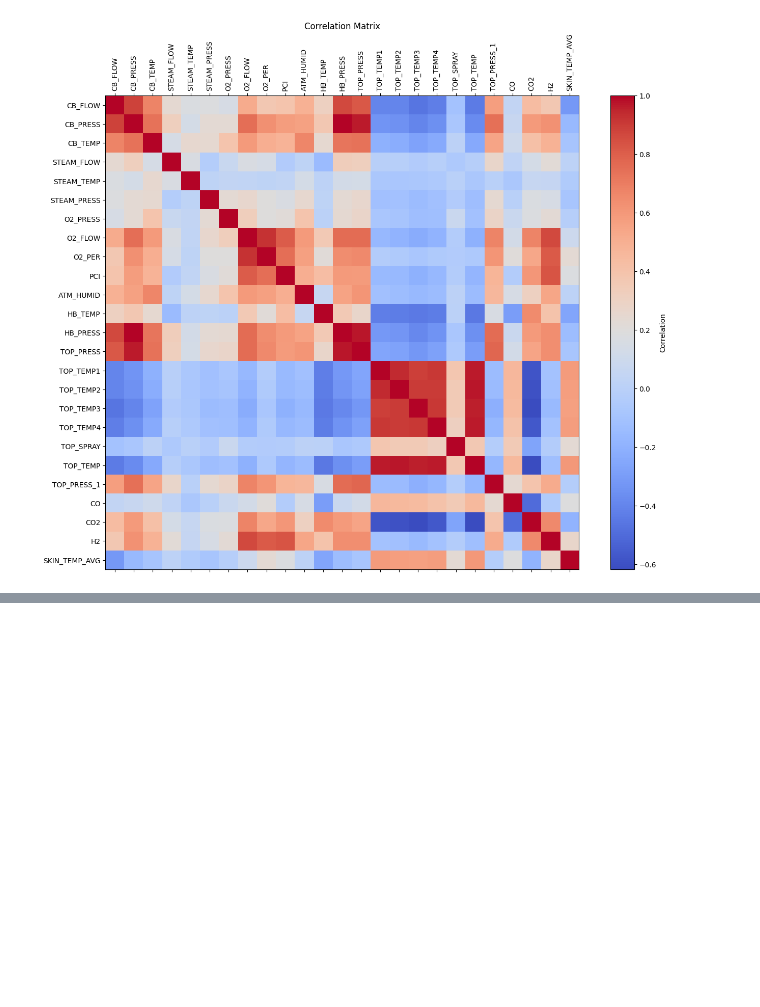
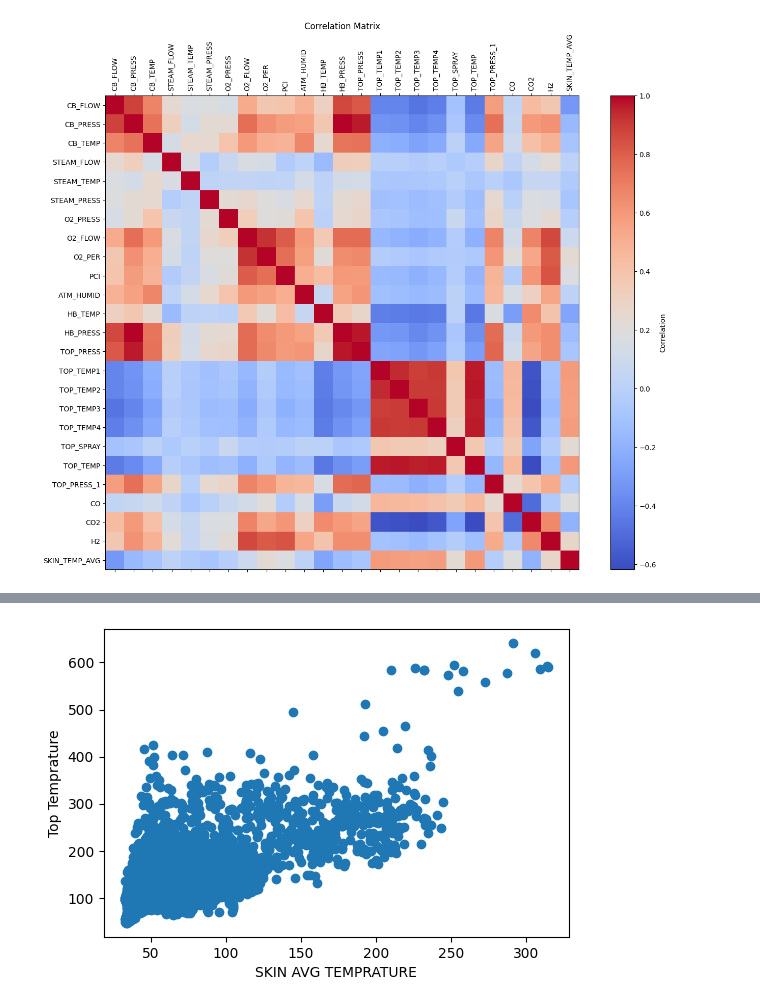
Before and after one commit to sujanmuppa/RINL-DATA-PREPROCESSING, a Jupyter notebook: critical_parameters.ipynb, the cells around one changed output, grey strips where cells are left out. Drawn from its saved outputs; the diff is of its cells as text; code cells hidden in the pictures; blank space fills up the shorter version.

```diff
--- a/critical_parameters.ipynb
+++ b/critical_parameters.ipynb
@@ -93,0 +102,8 @@ plt.show()
+# %%
+fig, ax = plt.subplots(figsize=(6, 4))
+ax.scatter(df["SKIN_TEMP_AVG"], df["TOP_TEMP"])
+ax.set_xlabel('SKIN AVG TEMPRATURE')
+ax.set_ylabel('Top Temprature')
+plt.show()
+# %% [output]
+[figure, added]
```
Also changed, not shown: parts of 5 cells of this notebook.
